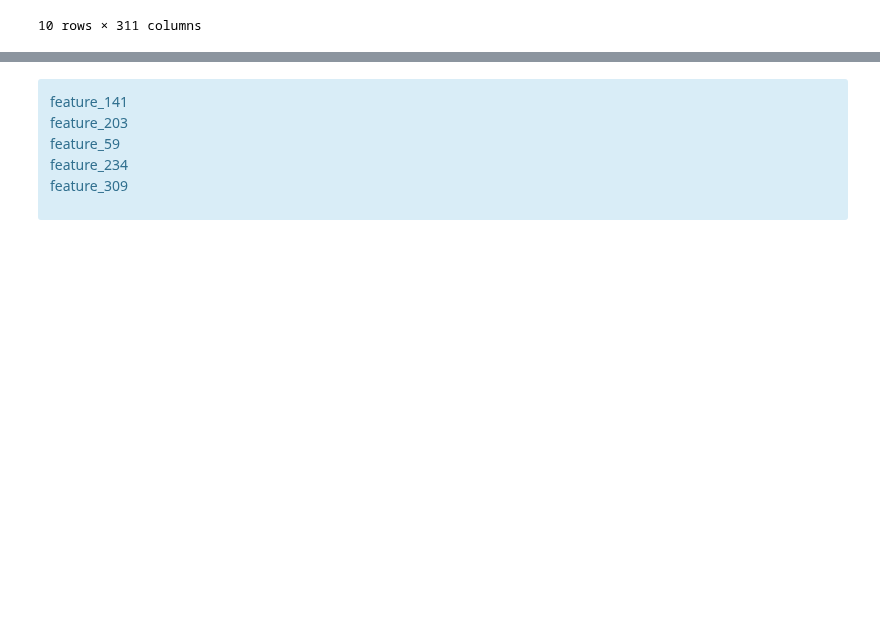
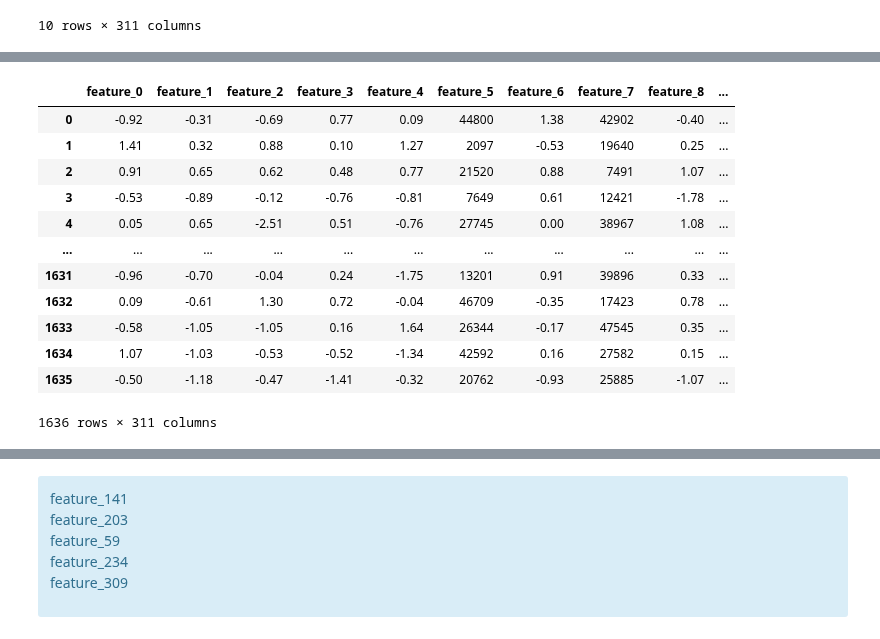
Before and after one commit to aziart/comp-ds, a Jupyter notebook: notebooks/03.3.08 - [pr] discard noise features.ipynb, the cells around one changed output, grey strips where cells are left out. Drawn from its saved outputs; the diff is of its cells as text; code cells hidden in the pictures; blank space fills up the shorter version.

```diff
--- a/notebooks/03.3.08 - [pr] discard noise features.ipynb
+++ b/notebooks/03.3.08 - [pr] discard noise features.ipynb
@@ -83 +83,17 @@ features in the blue area: ['feature_59', 'feature_141', 'feature_203', 'feature
 features in the red area: ['feature_0', 'feature_1', 'feature_2', 'feature_3', 'feature_4', 'feature_5', 'feature_6', 'feature_7', 'feature_8', 'feature_9', 'feature_10', 'feature_11', 'feature_12', ' ...
+# %%
+df
+# %% [output]
+|  | feature_0 | feature_1 | feature_2 | feature_3 | feature_4 | feature_5 | feature_6 | feature_7 | feature_8 | ... |
+| 0 | -0.92 | -0.31 | -0.69 | 0.77 | 0.09 | 44800 | 1.38 | 42902 | -0.40 | ... |
+| 1 | 1.41 | 0.32 | 0.88 | 0.10 | 1.27 | 2097 | -0.53 | 19640 | 0.25 | ... |
+| 2 | 0.91 | 0.65 | 0.62 | 0.48 | 0.77 | 21520 | 0.88 | 7491 | 1.07 | ... |
+| 3 | -0.53 | -0.89 | -0.12 | -0.76 | -0.81 | 7649 | 0.61 | 12421 | -1.78 | ... |
+| 4 | 0.05 | 0.65 | -2.51 | 0.51 | -0.76 | 27745 | 0.00 | 38967 | 1.08 | ... |
+| ... | ... | ... | ... | ... | ... | ... | ... | ... | ... | ... |
+| 1631 | -0.96 | -0.70 | -0.04 | 0.24 | -1.75 | 13201 | 0.91 | 39896 | 0.33 | ... |
+| 1632 | 0.09 | -0.61 | 1.30 | 0.72 | -0.04 | 46709 | -0.35 | 17423 | 0.78 | ... |
+| 1633 | -0.58 | -1.05 | -1.05 | 0.16 | 1.64 | 26344 | -0.17 | 47545 | 0.35 | ... |
+| 1634 | 1.07 | -1.03 | -0.53 | -0.52 | -1.34 | 42592 | 0.16 | 27582 | 0.15 | ... |
+| 1635 | -0.50 | -1.18 | -0.47 | -1.41 | -0.32 | 20762 | -0.93 | 25885 | -1.07 | ... |
+1636 rows × 311 columns
```
Also changed, not shown: parts of 9 cells of this notebook.
